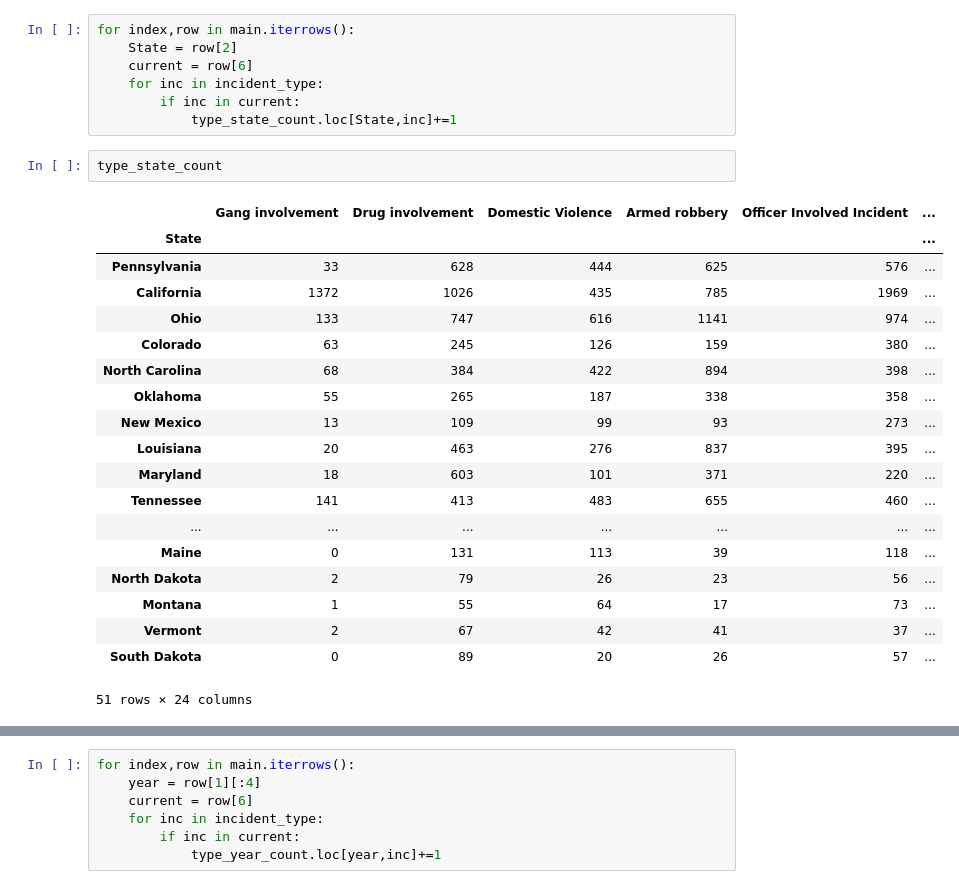
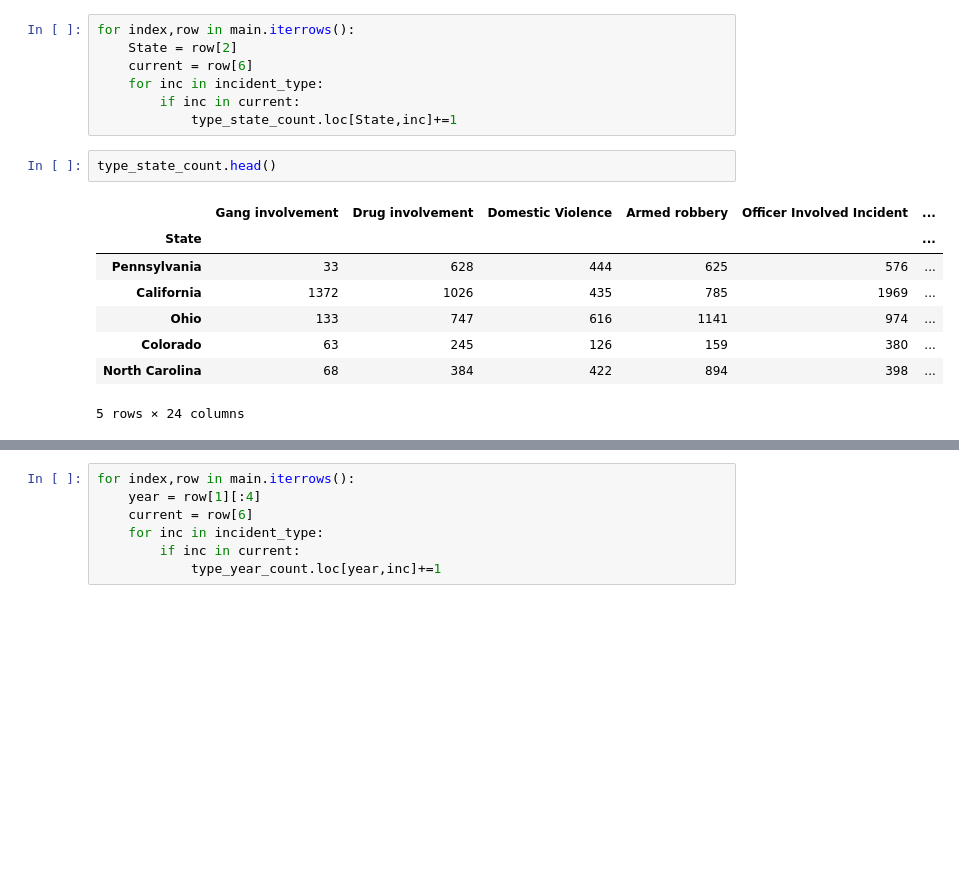
Before and after one commit to YoussefMroue/ProjectOneTeamJay, a Jupyter notebook: Notebooks/youssef.ipynb, the cells around one changed output, grey strips where cells are left out. Drawn from its saved outputs; the diff is of its cells as text; blank space fills up the shorter version.

```diff
--- a/Notebooks/youssef.ipynb
+++ b/Notebooks/youssef.ipynb
@@ -126,27 +138,16 @@ for index,row in main.iterrows():
         if inc in current:
             type_state_count.loc[State,inc]+=1
 # %%
-type_state_count
+type_state_count.head()
 # %% [output]
 |  | Gang involvement | Drug involvement | Domestic Violence | Armed robbery | Officer Involved Incident | ... |
 | State |  |  |  |  |  | ... |
 | Pennsylvania | 33 | 628 | 444 | 625 | 576 | ... |
 | California | 1372 | 1026 | 435 | 785 | 1969 | ... |
 | Ohio | 133 | 747 | 616 | 1141 | 974 | ... |
 | Colorado | 63 | 245 | 126 | 159 | 380 | ... |
 | North Carolina | 68 | 384 | 422 | 894 | 398 | ... |
-| Oklahoma | 55 | 265 | 187 | 338 | 358 | ... |
-| New Mexico | 13 | 109 | 99 | 93 | 273 | ... |
-| Louisiana | 20 | 463 | 276 | 837 | 395 | ... |
-| Maryland | 18 | 603 | 101 | 371 | 220 | ... |
-| Tennessee | 141 | 413 | 483 | 655 | 460 | ... |
-| ... | ... | ... | ... | ... | ... | ... |
-| Maine | 0 | 131 | 113 | 39 | 118 | ... |
-| North Dakota | 2 | 79 | 26 | 23 | 56 | ... |
-| Montana | 1 | 55 | 64 | 17 | 73 | ... |
-| Vermont | 2 | 67 | 42 | 41 | 37 | ... |
-| South Dakota | 0 | 89 | 20 | 26 | 57 | ... |
-51 rows × 24 columns
+5 rows × 24 columns
 # %%
 years = ['2013','2014','2015','2016','2017','2018']
 type_year_count = pd.DataFrame(years)
```
Also changed, not shown: parts of 9 cells of this notebook, 1 other file.
